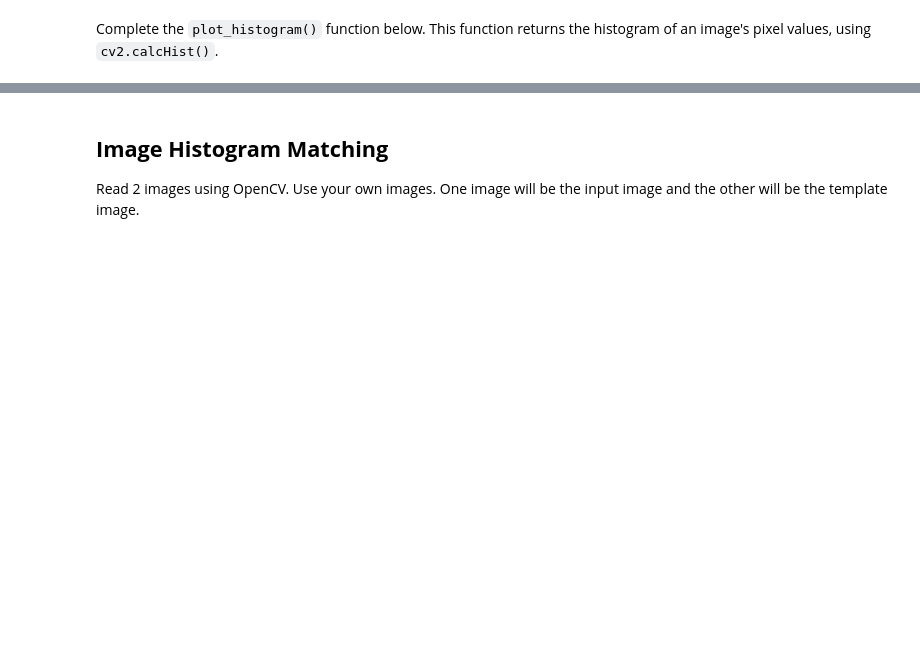
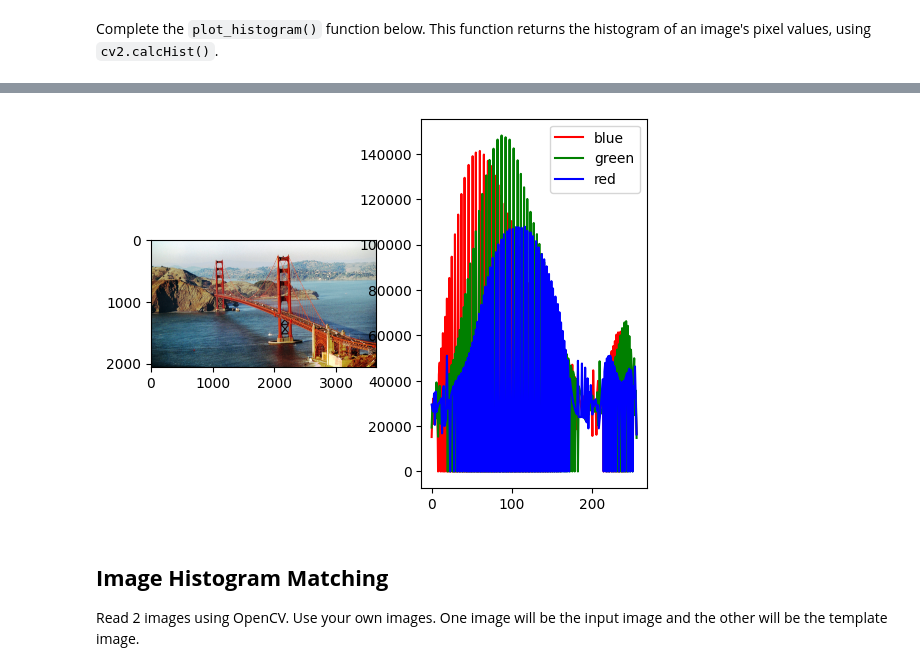
Before and after one commit to Digital-Image-Processing-Laboratory/image_processing-2024, a Jupyter notebook: Lab2_Image-Enhancement/Lab2_2_Image-Enhancement-with-Statistical-Operation.ipynb, the cells around one changed output, grey strips where cells are left out. Drawn from its saved outputs; the diff is of its cells as text; code cells hidden in the pictures; blank space fills up the shorter version.

```diff
--- a/Lab2_Image-Enhancement/Lab2_2_Image-Enhancement-with-Statistical-Operation.ipynb
+++ b/Lab2_Image-Enhancement/Lab2_2_Image-Enhancement-with-Statistical-Operation.ipynb
@@ -90,3 +90,38 @@ Display the output like the reference image below using subplot, where the first
+# %%
+### START CODE HERE ###
+
+
+
+eq_img = []
+eq_img.append(cv2.equalizeHist(img[:, :, 0]))
+eq_img.append(cv2.equalizeHist(img[:, :, 1]))
+eq_img.append(cv2.equalizeHist(img[:, :, 2]))
+
+combile_img = np.array([eq_img[0], eq_img[1], eq_img[2]])
+combile_img = np.transpose(combile_img, (1, 2, 0))
+
+
+fig, axs = plt.subplots(1, 2)
+axs[0].imshow(combile_img)
+
+hists = plot_histogram(combile_img)
+i = 0
+for hist in hists:
+	axs[1].plot(hist, color=colors[i])
+	i += 1
+
+axs[1].legend(["blue", "green", "red"])
+# axs[1].plot()
+plt.show()
+
+
+
+
+
+
+### END CODE HERE ###
+# %% [output]
+[figure, added]
 # %% [markdown]
 ## **Image Histogram Matching**
 Read 2 images using OpenCV. Use your own images. One image will be the input image and the other will be the template image.
```
Also changed, not shown: parts of 11 cells of this notebook, 2 other files.
